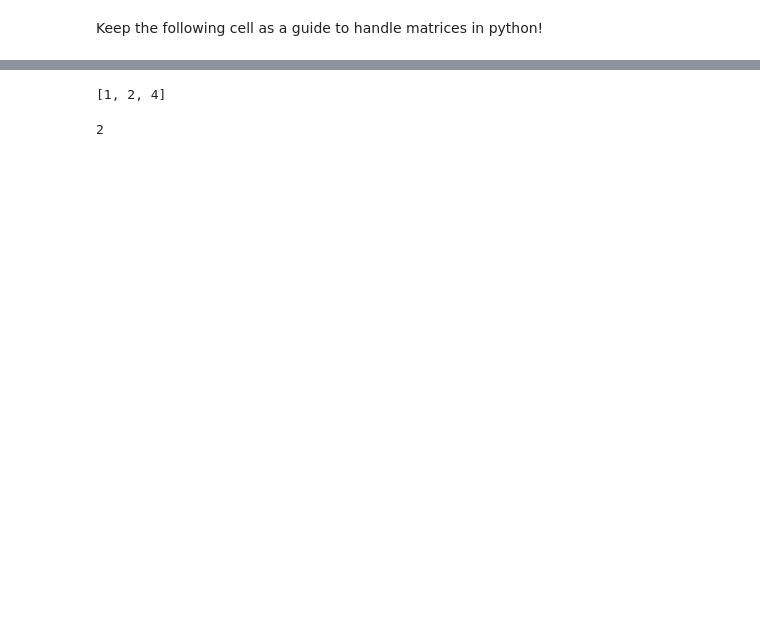
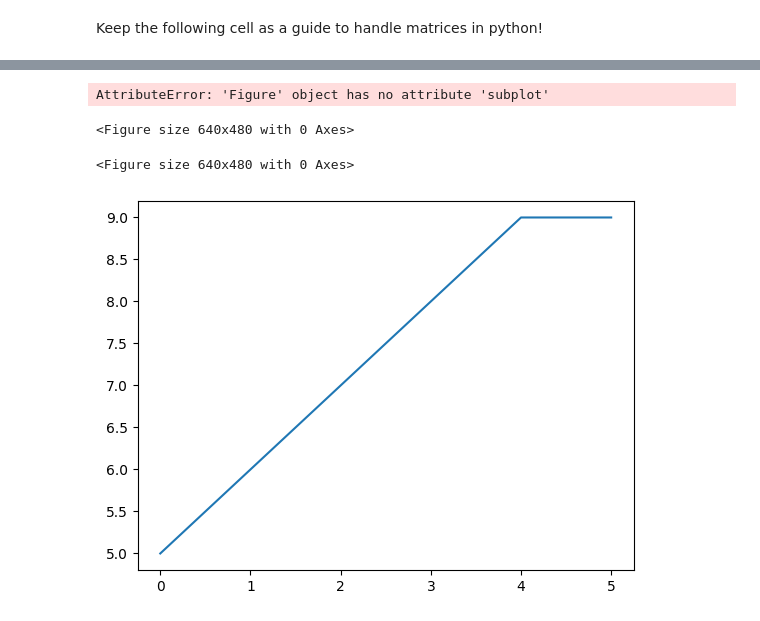
Before and after one commit to biqute/QTLab2223, a Jupyter notebook: SingleIRdetection/src/iqcorrection_src/test_convertdebug.ipynb, the cells around one changed output, grey strips where cells are left out. Cells and saved outputs as stored; diff of their text form; code cells hidden in the pictures; blank space fills up the shorter version.

```diff
--- a/SingleIRdetection/src/iqcorrection_src/test_convertdebug.ipynb
+++ b/SingleIRdetection/src/iqcorrection_src/test_convertdebug.ipynb
@@ -481,7 +499,18 @@ np.argmax(vec)
-# %%
-vec = [1, 2, 4]
-print(vec)
-vec[- 2]
-# %% [output]
-[1, 2, 4]
-2
+# %%
+fig = plt.figure('fig')
+t = np.arange(0.0, 2.0, 0.01)
+s1 = np.sin(2*np.pi*t)
+s2 = np.sin(4*np.pi*t)
+fig = plt.figure()
+fig.subplot(211)
+fig.plot(t, s1)
+# %% [output]
+AttributeError: 'Figure' object has no attribute 'subplot'
+<Figure size 640x480 with 0 Axes>
+<Figure size 640x480 with 0 Axes>
+# %%
+plt.figure(2)
+plt.plot([5, 6, 7, 8, 9, 9])
+plt.show()
+# %% [output]
+[figure, added]
```
Also changed, not shown: parts of 10 cells of this notebook, 7 other files.
